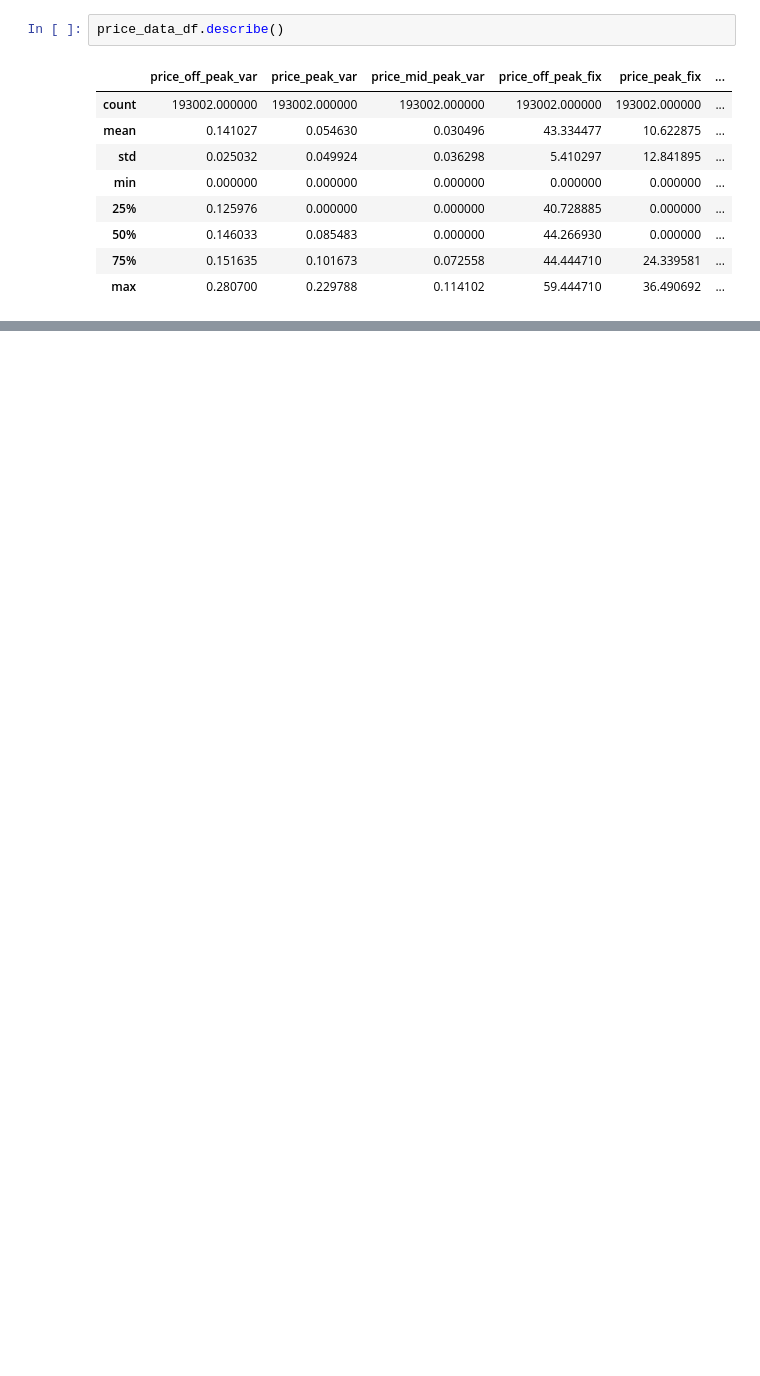
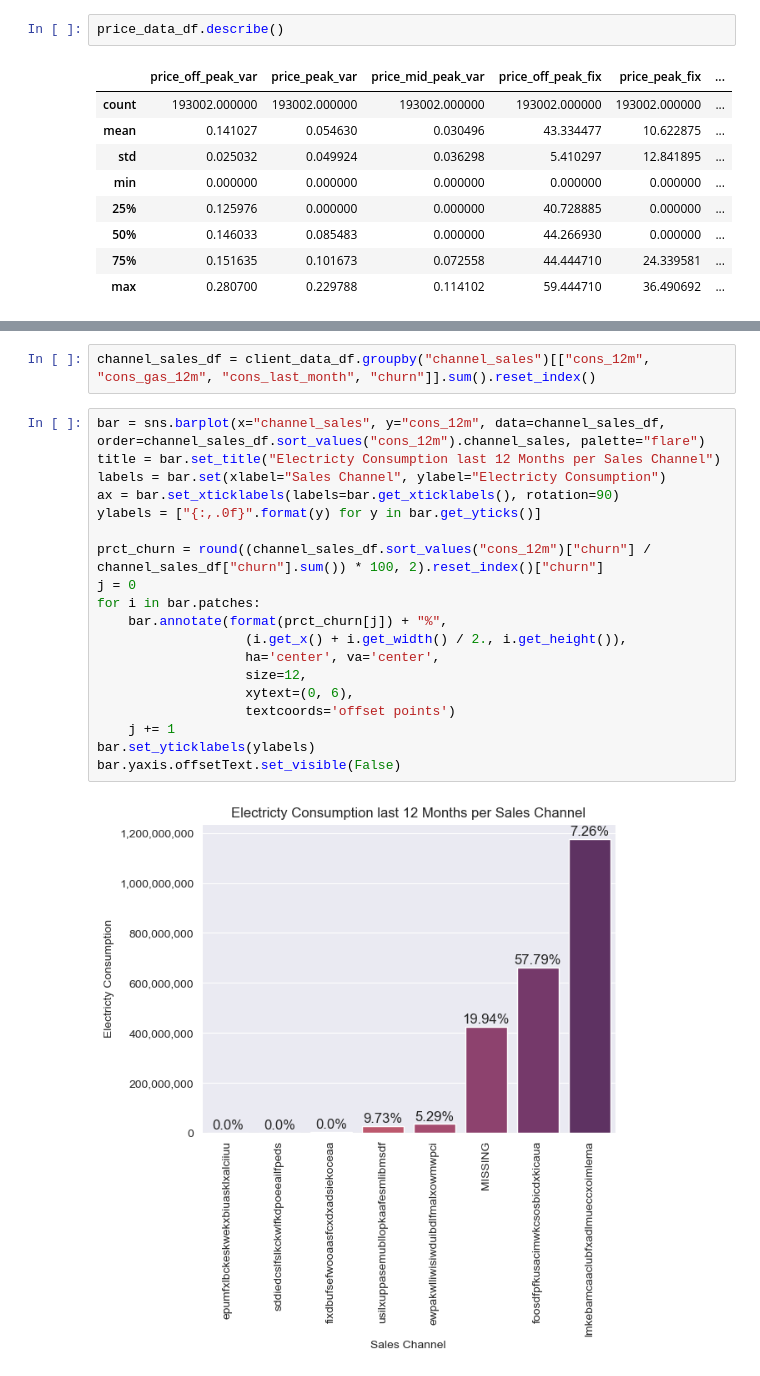
Before and after one commit to Cabone01/Data_Science_Job_Simulation, a Jupyter notebook: Exploratory Data Analysis.ipynb, the cells around one changed output, grey strips where cells are left out. Saved outputs shown, nothing was run; the diff lists cells and outputs as text; blank space fills up the shorter version.

```diff
--- a/Exploratory Data Analysis.ipynb
+++ b/Exploratory Data Analysis.ipynb
@@ -211,0 +210,23 @@ ax.set_xticklabels(ax.get_xticklabels(),rotation=30)
+# %%
+channel_sales_df = client_data_df.groupby("channel_sales")[["cons_12m", "cons_gas_12m", "cons_last_month", "churn"]].sum().reset_index()
+# %%
+bar = sns.barplot(x="channel_sales", y="cons_12m", data=channel_sales_df, order=channel_sales_df.sort_values("cons_12m").channel_sales, palette="flare")
+title = bar.set_title("Electricty Consumption last 12 Months per Sales Channel")
+labels = bar.set(xlabel="Sales Channel", ylabel="Electricty Consumption")
+ax = bar.set_xticklabels(labels=bar.get_xticklabels(), rotation=90)
+ylabels = ["{:,.0f}".format(y) for y in bar.get_yticks()]
+
+prct_churn = round((channel_sales_df.sort_values("cons_12m")["churn"] / channel_sales_df["churn"].sum()) * 100, 2).reset_index()["churn"]
+j = 0
+for i in bar.patches:
+    bar.annotate(format(prct_churn[j]) + "%",
+                   (i.get_x() + i.get_width() / 2., i.get_height()),
+                   ha='center', va='center',
+                   size=12,
+                   xytext=(0, 6),
+                   textcoords='offset points')
+    j += 1
+bar.set_yticklabels(ylabels)
+bar.yaxis.offsetText.set_visible(False)
+# %% [output]
+[figure, added]
```
Also changed, not shown: parts of 53 cells of this notebook, 2 other files.
